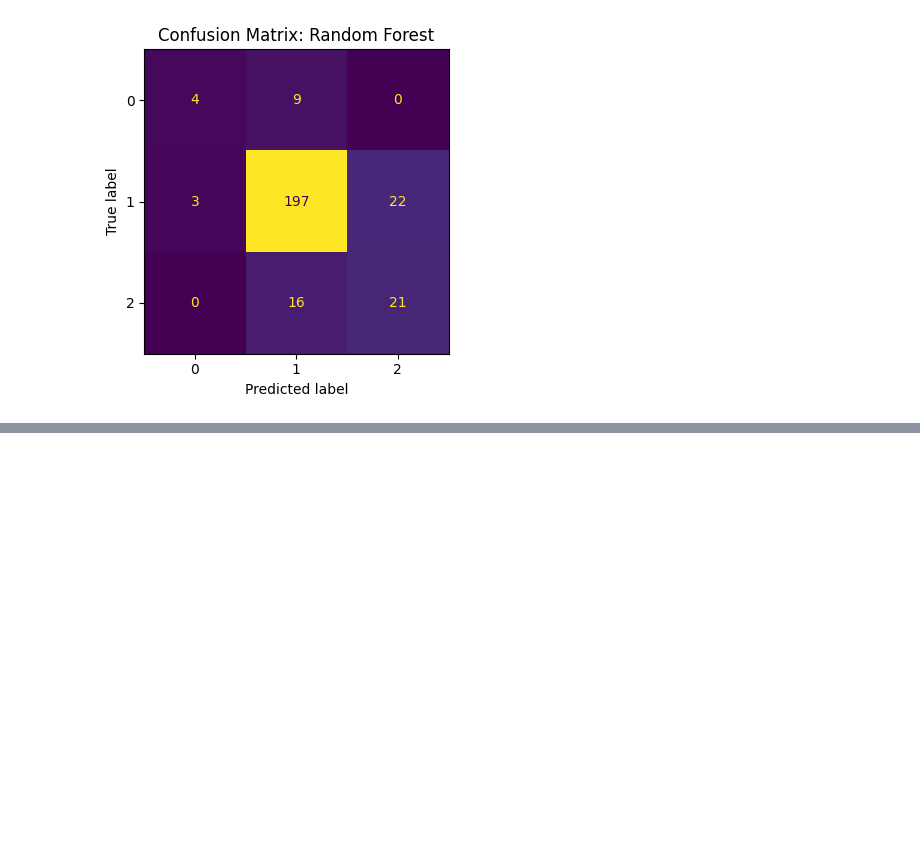
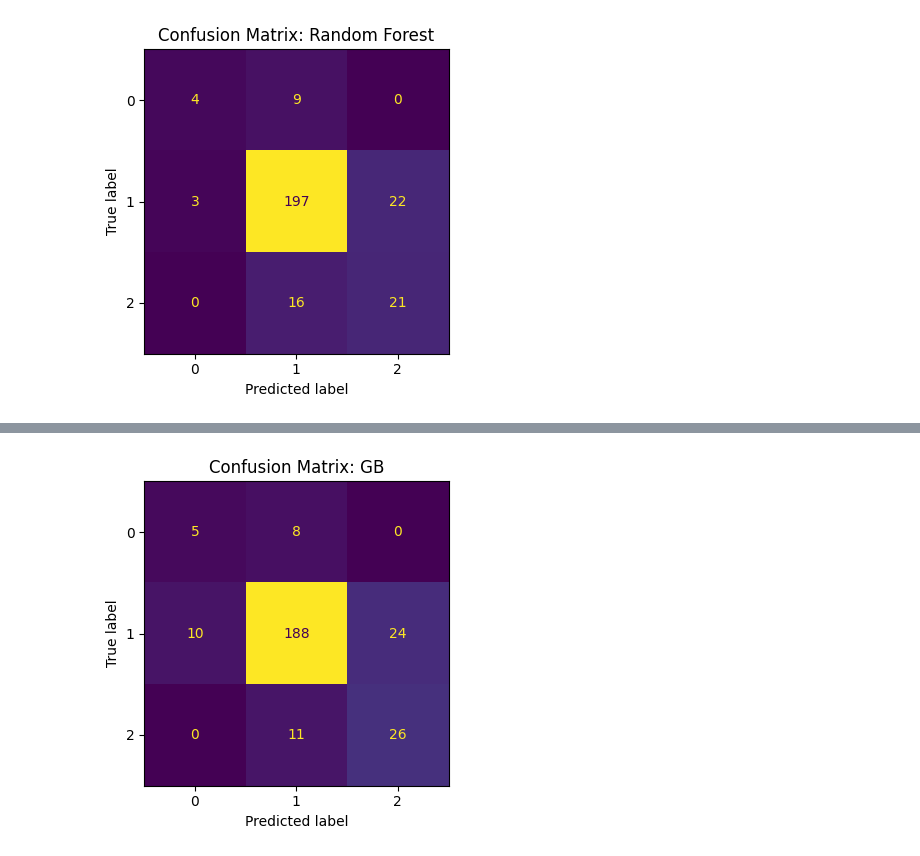
Before and after one commit to Priceaj89/DATA6550-Bias-Reproducibility, a Jupyter notebook: CODE/PRICE/Wine_reproduceability_AlexanderPrice.ipynb, the cells around one changed output, grey strips where cells are left out. Saved outputs shown, nothing was run; the diff lists cells and outputs as text; code cells hidden in the pictures; blank space fills up the shorter version.

```diff
--- a/CODE/PRICE/Wine_reproduceability_AlexanderPrice.ipynb
+++ b/CODE/PRICE/Wine_reproduceability_AlexanderPrice.ipynb
@@ -1226,0 +1525,4 @@ plot_confusion_matrix_single(y_test_rf, y_pred_rf, model_name='Random Forest', c
+# %%
+plot_confusion_matrix_single(y_test_gb, y_pred_gb, model_name='GB', class_labels=[0, 1, 2])
+# %% [output]
+[figure, added]
```
Also changed, not shown: parts of 30 cells of this notebook.
